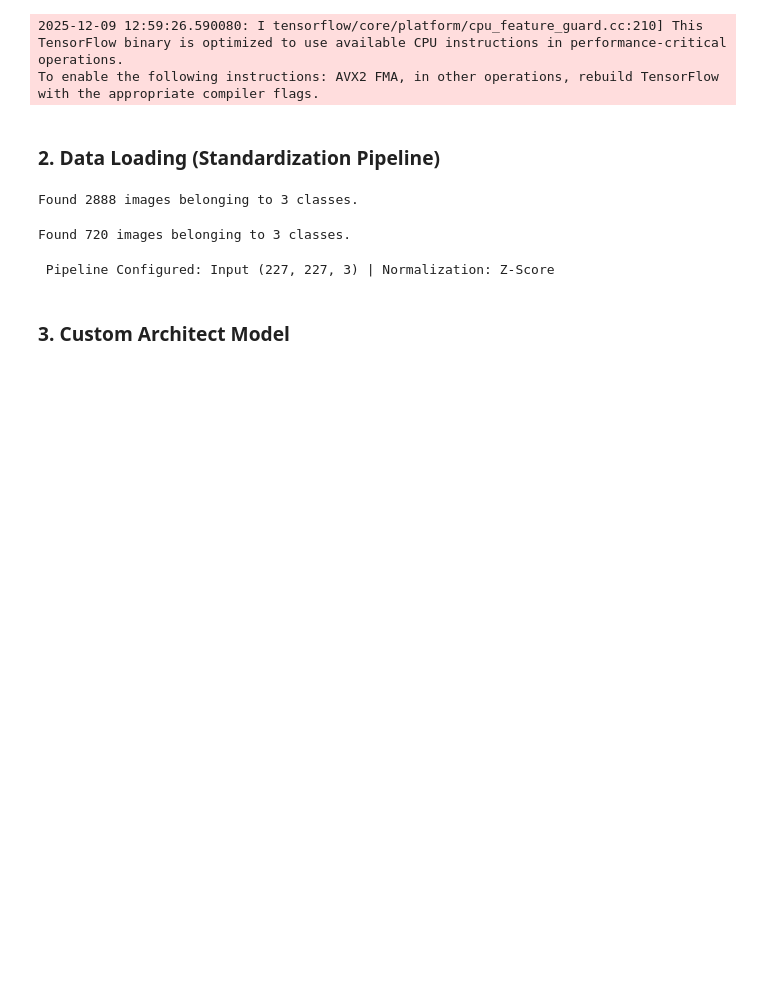
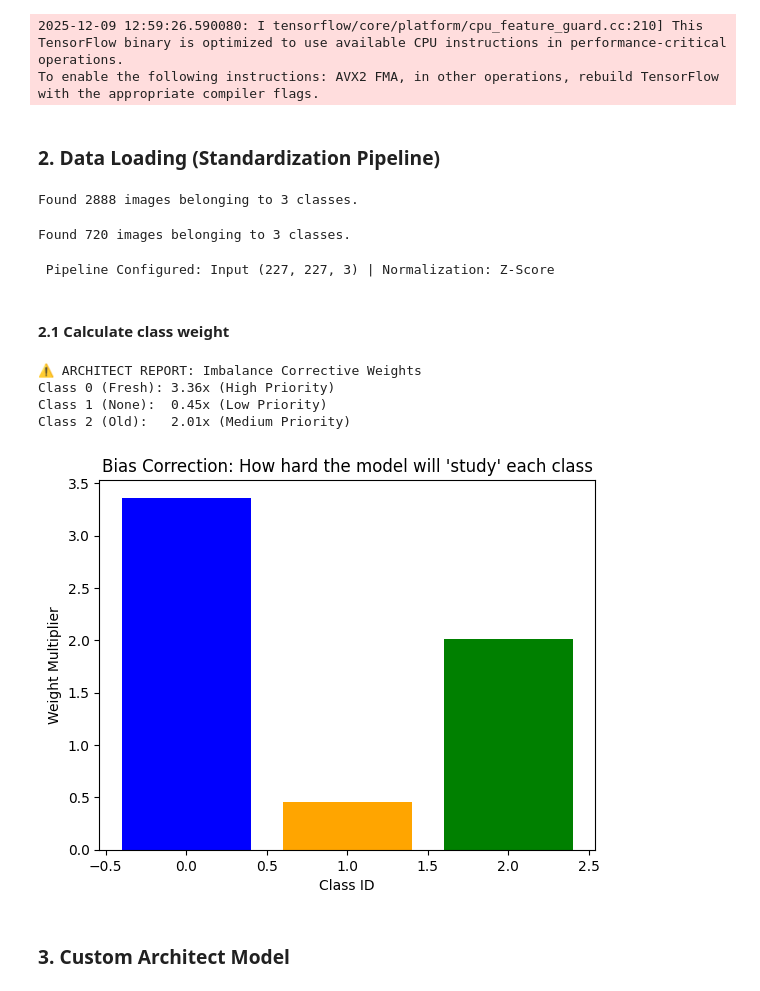
Before and after one commit to VMontejo/lunar-crater-age-classifier, a Jupyter notebook: notebooks/santanu/03_cca_sjchem.ipynb, the cells around one changed output. Saved outputs shown, nothing was run; the diff lists cells and outputs as text; code cells hidden in the pictures; blank space fills up the shorter version.

Commit message:
added weight correction

```diff
--- a/notebooks/santanu/03_cca_sjchem.ipynb
+++ b/notebooks/santanu/03_cca_sjchem.ipynb
@@ -76,6 +76,57 @@ Found 720 images belonging to 3 classes.
 print(f" Pipeline Configured: Input (227, 227, 3) | Normalization: Z-Score")
 # %% [output]
  Pipeline Configured: Input (227, 227, 3) | Normalization: Z-Score
+# %% [markdown]
+#### 2.1 Calculate class weight
+# %%
+from sklearn.utils import class_weight
+import numpy as np
+
+# 1. Get the exact counts from your previous step (replace with your actual variables)
+# Based on your graph, I am estimating:
+y_train_labels = []
+# Simulating your dataset structure for the calculator
+# In reality, you would pass your actual label array here: train_generator.classes
+counts = {
+    0: 358,   # ejecta (fresh)
+    1: 2656,  # none
+    2: 598    # oldcrater
+}
+
+# Expand into a list for the calculation function
+y_train_simulated = []
+for label, count in counts.items():
+    y_train_simulated.extend([label] * count)
+
+# 2. Calculate the weights automatically
+# Formula: Total / (Num_Classes * Class_Count)
+class_weights_vals = class_weight.compute_class_weight(
+    class_weight='balanced',
+    classes=np.unique(y_train_simulated),
+    y=y_train_simulated
+)
+
+# 3. Create the dictionary for Keras
+class_weights_dict = dict(enumerate(class_weights_vals))
+
+print("⚠️ ARCHITECT REPORT: Imbalance Corrective Weights")
+print(f"Class 0 (Fresh): {class_weights_dict[0]:.2f}x (High Priority)")
+print(f"Class 1 (None):  {class_weights_dict[1]:.2f}x (Low Priority)")
+print(f"Class 2 (Old):   {class_weights_dict[2]:.2f}x (Medium Priority)")
+
+# VISUALIZATION OF BIAS CORRECTION
+import matplotlib.pyplot as plt
+plt.bar(counts.keys(), list(class_weights_dict.values()), color=['blue', 'orange', 'green'])
+plt.title("Bias Correction: How hard the model will 'study' each class")
+plt.xlabel("Class ID")
+plt.ylabel("Weight Multiplier")
+plt.show()
+# %% [output]
+⚠️ ARCHITECT REPORT: Imbalance Corrective Weights
+Class 0 (Fresh): 3.36x (High Priority)
+Class 1 (None):  0.45x (Low Priority)
+Class 2 (Old):   2.01x (Medium Priority)
+[figure, added]
 # %% [markdown]
 ### 3. Custom Architect Model
 # %%
```
Also changed, not shown: parts of 3 cells of this notebook.
